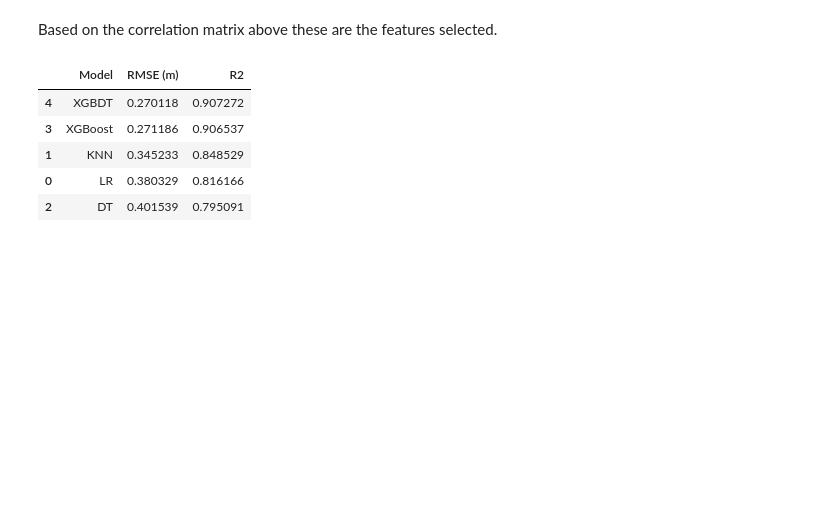
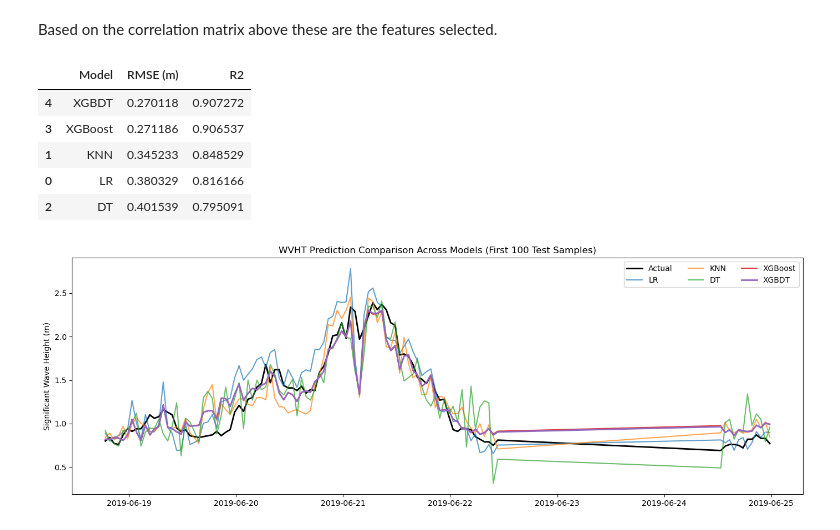
Before and after one commit to RichelCode/Wave-Energy-Forecasting, a Jupyter notebook: Wave Analysis.ipynb, the cells around one changed output. Saved outputs shown, nothing was run; the diff lists cells and outputs as text; code cells hidden in the pictures; blank space fills up the shorter version.

```diff
--- a/Wave Analysis.ipynb
+++ b/Wave Analysis.ipynb
@@ -418,0 +421,20 @@ results_df
+# %%
+plot_df = preds_df.iloc[:100].copy()
+# %%
+plt.figure(figsize=(14,5))
+
+plt.plot(plot_df.index, plot_df["Actual_WVHT"], label="Actual", color="black", linewidth=2)
+
+plt.plot(plot_df.index, plot_df["Pred_LR"], label="LR", alpha=0.7)
+plt.plot(plot_df.index, plot_df["Pred_KNN"], label="KNN", alpha=0.7)
+plt.plot(plot_df.index, plot_df["Pred_DT"], label="DT", alpha=0.7)
+plt.plot(plot_df.index, plot_df["Pred_XGBoost"], label="XGBoost", alpha=0.9)
+plt.plot(plot_df.index, plot_df["Pred_XGBDT"], label="XGBDT", linewidth=2)
+
+plt.ylabel("Significant Wave Height (m)")
+plt.title("WVHT Prediction Comparison Across Models (First 100 Test Samples)")
+plt.legend(ncol=3)
+plt.tight_layout()
+plt.show()
+# %% [output]
+[figure, added]
```
Also changed, not shown: parts of 4 cells of this notebook.
